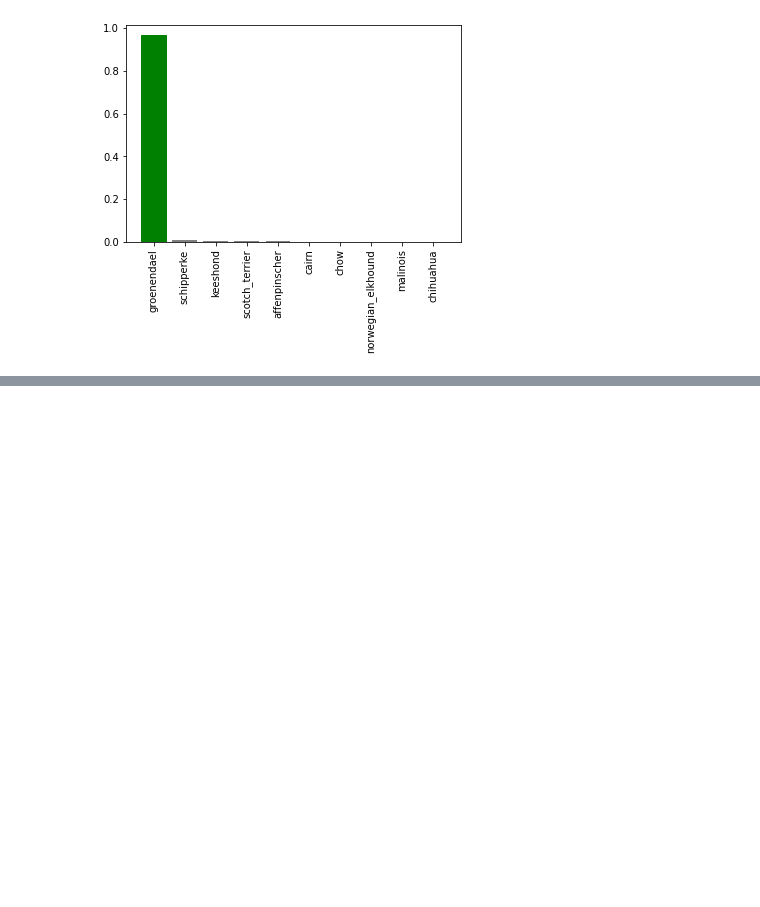
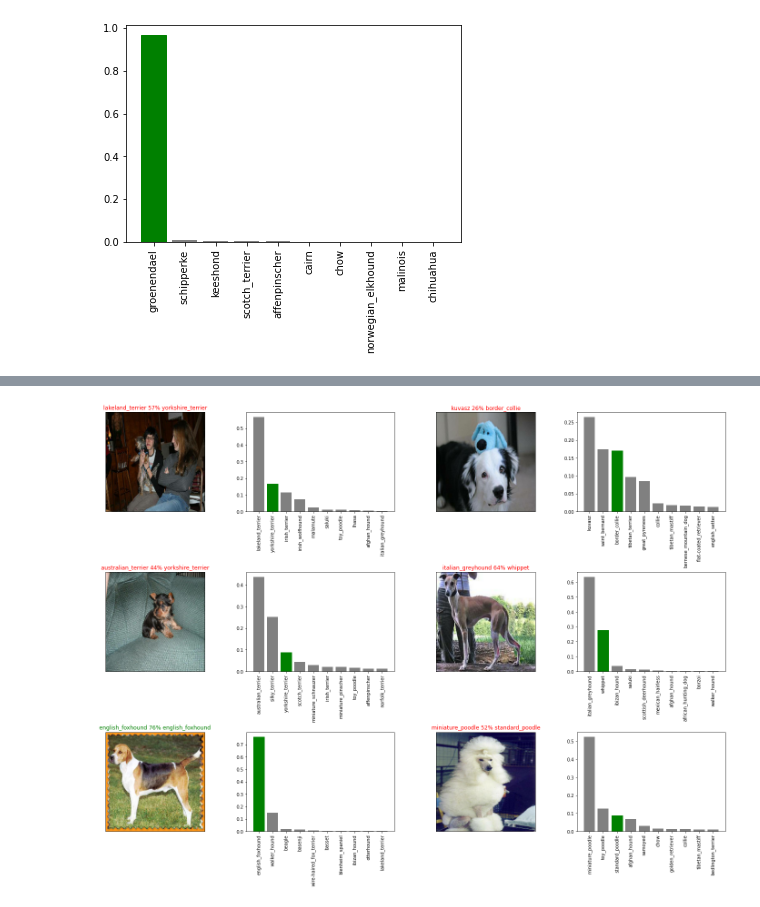
Before and after one commit to pcsmomo/data-science-ml-andrei, a Jupyter notebook: 14-prj-neural-networks-tensorflow/03-predict-eval-model.ipynb, the cells around one changed output, grey strips where cells are left out. Saved outputs shown, nothing was run; the diff lists cells and outputs as text; code cells hidden in the pictures; blank space fills up the shorter version.

```diff
--- a/14-prj-neural-networks-tensorflow/03-predict-eval-model.ipynb
+++ b/14-prj-neural-networks-tensorflow/03-predict-eval-model.ipynb
@@ -483,0 +507,4 @@ plot_pred_conf(prediction_probabilities=predictions,
+# %%
+plot_pred_combine(i_multiplier=10)
+# %% [output]
+[figure, added]
```
Also changed, not shown: parts of 5 cells of this notebook.
